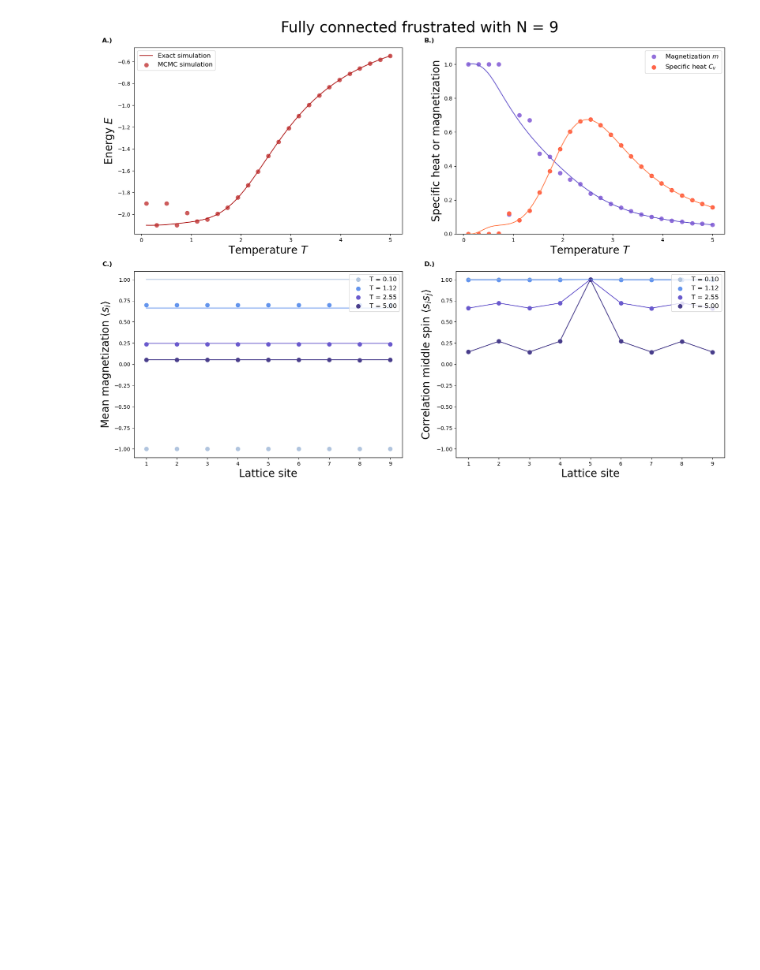
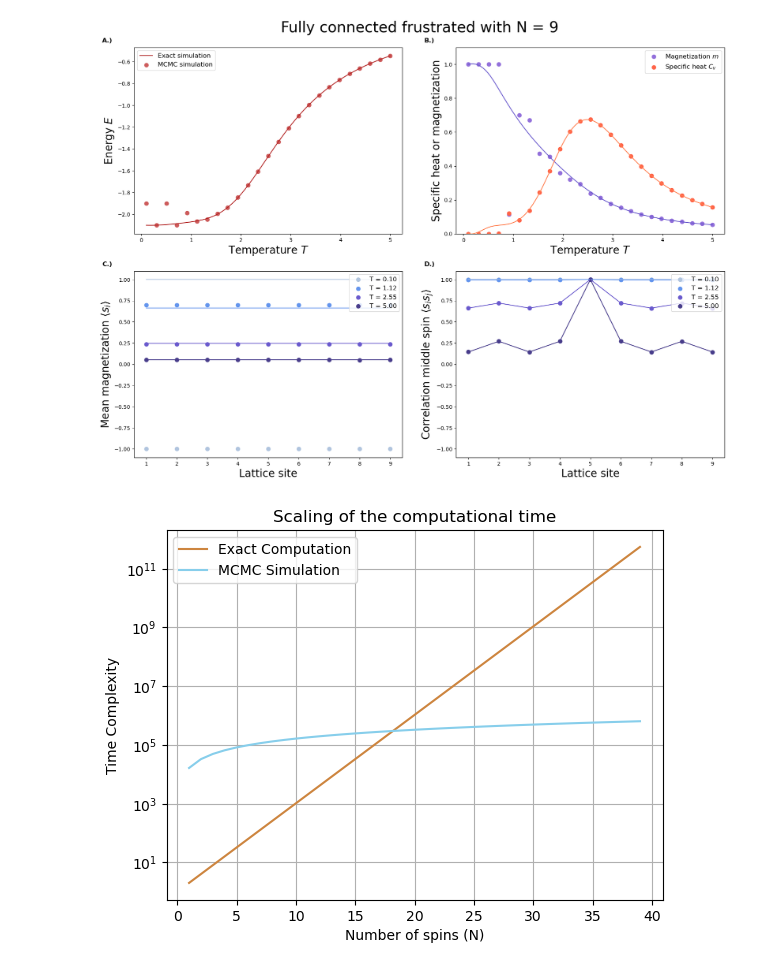
Before and after one commit to Victor-Alessandro/QBM-code, a Jupyter notebook: Classical Forward Ising Problem.ipynb, the cells around one changed output. Cells and saved outputs as stored; diff of their text form; code cells hidden in the pictures; blank space fills up the shorter version.

Commit message:
added time complexity plot

```diff
--- a/Classical Forward Ising Problem.ipynb
+++ b/Classical Forward Ising Problem.ipynb
@@ -514,3 +514,27 @@ plot_exact(E_ex, M_ex, Cv_ex, Ci_ex, CiCj_ex, E_mc, M_mc, Cv_mc, Ci_mc, CiCj_mc,
 plt.savefig(("Figures/Classical Forward Ising Problem/fc_frustrated_L=%.0f_w=%.2f_h=%2.f_sigma=%.2f_eqSteps=%.0f_mcSteps=%.0f.png"%(L,w,h,sigma,eqSteps,mcSteps)), bbox_inches='tight')
 # %% [output]
 [figure]
+# %%
+def exact_computation(N):
+    return 2 ** N
+
+def mcmc_simulation(N, mcSteps):
+    return N * mcSteps
+
+N_values = np.arange(1, 40, 1)
+mcSteps = 2**14
+
+exact_time_complexity = [exact_computation(N) for N in N_values]
+mcmc_time_complexity = [mcmc_simulation(N, mcSteps) for N in N_values]
+
+plt.plot(N_values, exact_time_complexity, label='Exact Computation', color = "Peru")
+plt.plot(N_values, mcmc_time_complexity, label='MCMC Simulation', color = "SkyBlue")
+plt.xlabel('Number of spins (N)')
+plt.ylabel('Time Complexity')
+plt.yscale('log')
+plt.legend()
+plt.title('Scaling of the computational time')
+plt.grid(True)
+plt.show()
+# %% [output]
+[figure, added]
```
Also changed, not shown: parts of 2 cells of this notebook.
